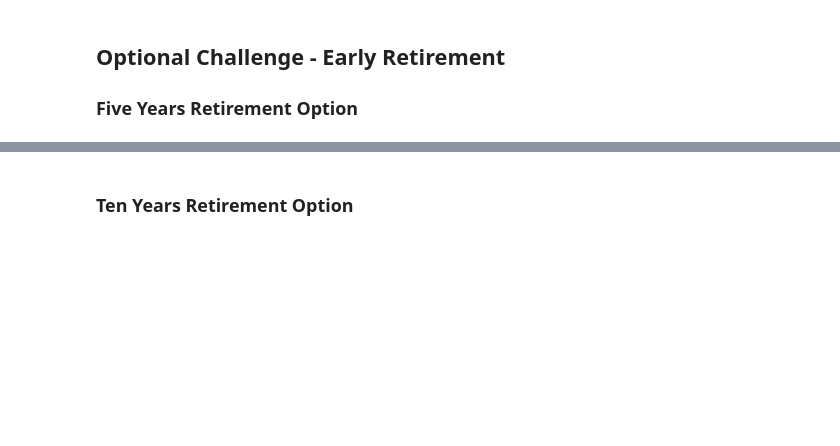
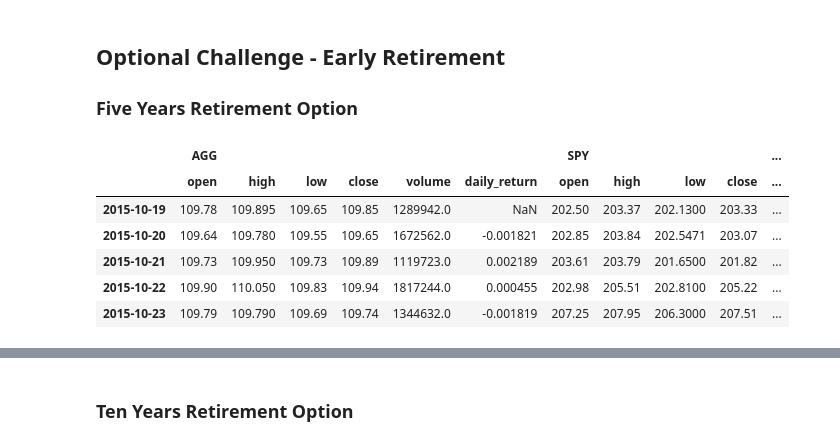
Before and after one commit to Infamousmike9/API_Homework, a Jupyter notebook: financial-planner.ipynb, the cells around one changed output, grey strips where cells are left out. Saved outputs shown, nothing was run; the diff lists cells and outputs as text; code cells hidden in the pictures; blank space fills up the shorter version.

```diff
--- a/financial-planner.ipynb
+++ b/financial-planner.ipynb
@@ -344,3 +336,12 @@ There is a 95% chance that an initial investment of $30000.0 in the portfolio ov
 # %%
-# Configuring a Monte Carlo simulation to forecast 5 years cumulative returns
+# Running a Monte Carlo simulation to forecast 5 years cumulative returns
 # YOUR CODE HERE!
+MC_fiveyears.portfolio_data.head()
+# %% [output]
+|  | AGG |  |  |  |  |  | SPY |  |  |  | ... |
+|  | open | high | low | close | volume | daily_return | open | high | low | close | ... |
+| 2015-10-19 | 109.78 | 109.895 | 109.65 | 109.85 | 1289942.0 | NaN | 202.50 | 203.37 | 202.1300 | 203.33 | ... |
+| 2015-10-20 | 109.64 | 109.780 | 109.55 | 109.65 | 1672562.0 | -0.001821 | 202.85 | 203.84 | 202.5471 | 203.07 | ... |
+| 2015-10-21 | 109.73 | 109.950 | 109.73 | 109.89 | 1119723.0 | 0.002189 | 203.61 | 203.79 | 201.6500 | 201.82 | ... |
+| 2015-10-22 | 109.90 | 110.050 | 109.83 | 109.94 | 1817244.0 | 0.000455 | 202.98 | 205.51 | 202.8100 | 205.22 | ... |
+| 2015-10-23 | 109.79 | 109.790 | 109.69 | 109.74 | 1344632.0 | -0.001819 | 207.25 | 207.95 | 206.3000 | 207.51 | ... |
```
Also changed, not shown: parts of 25 cells of this notebook.
